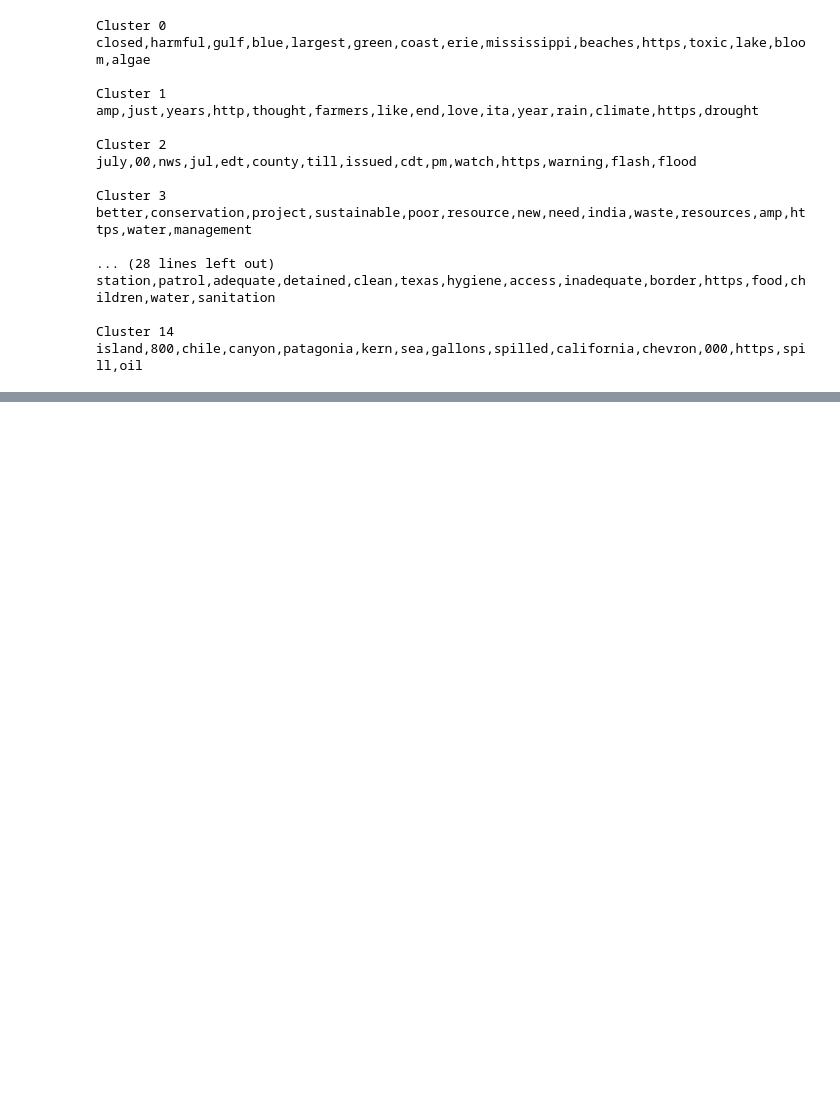
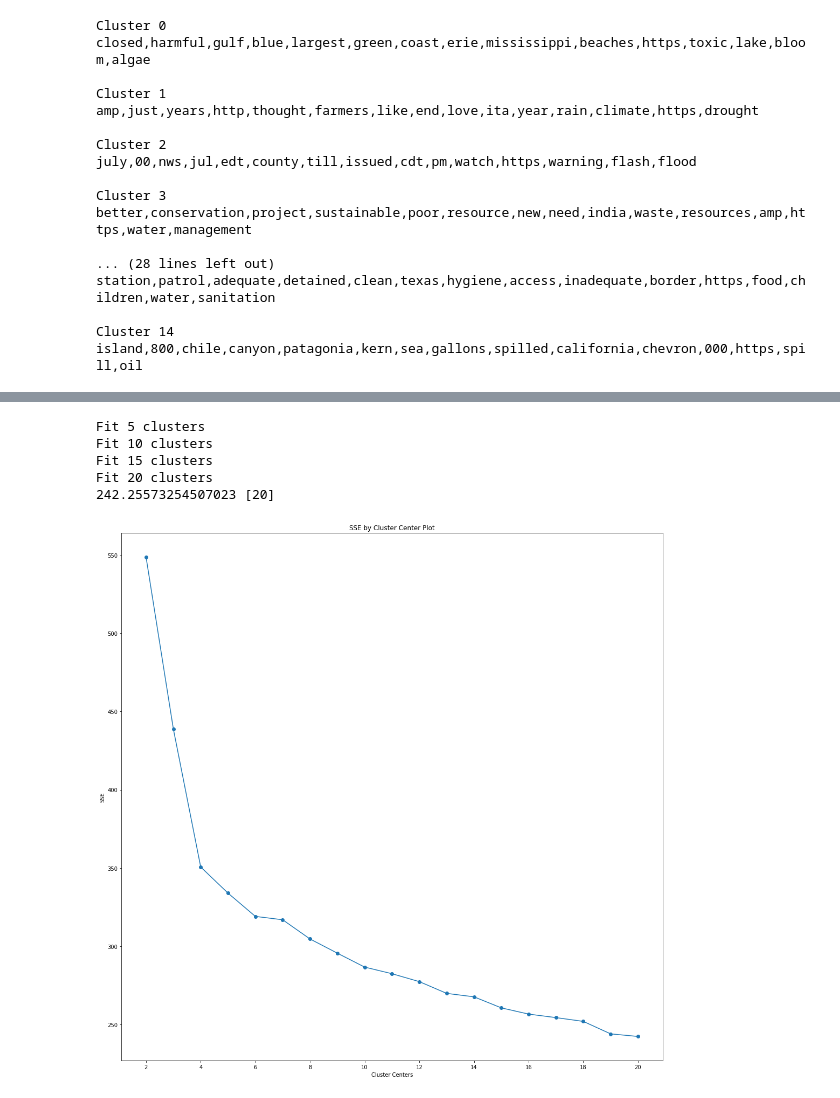
Before and after one commit to theultimate1/research, a Jupyter notebook: research/text-classification/cluster_analysis_of_tweets.ipynb, the cells around one changed output, grey strips where cells are left out. Cells and saved outputs as stored; diff of their text form; code cells hidden in the pictures; blank space fills up the shorter version.

```diff
--- a/research/text-classification/cluster_analysis_of_tweets.ipynb
+++ b/research/text-classification/cluster_analysis_of_tweets.ipynb
@@ -318,0 +438,10 @@ We will not consider this a wash until we are able to thread these calculations
+# %%
+cluster_4 = pd.DataFrame(data = dict_of_clusters[4])
+cluster_5 = pd.DataFrame(data = dict_of_clusters[5])
+cluster_6 = pd.DataFrame(data = dict_of_clusters[6])
+cluster_7 = pd.DataFrame(data = dict_of_clusters[7])
+cluster_8 = pd.DataFrame(data = dict_of_clusters[8])
+cluster_9 = pd.DataFrame(data = dict_of_clusters[9])
+cluster_10 = pd.DataFrame(data = dict_of_clusters[10])
+cluster_13 = pd.DataFrame(data = dict_of_clusters[13])
+cluster_13.head()
@@ -318,0 +455,42 @@ We will not consider this a wash until we are able to thread these calculations
+# %%
+cluster_4_tfidf = vectorizer.fit_transform(np.array(cluster_4.text))
+cluster_5_tfidf = vectorizer.fit_transform(np.array(cluster_5.text))
+cluster_6_tfidf = vectorizer.fit_transform(np.array(cluster_6.text))
+cluster_7_tfidf = vectorizer.fit_transform(np.array(cluster_7.text))
+cluster_8_tfidf = vectorizer.fit_transform(np.array(cluster_8.text))
+cluster_9_tfidf = vectorizer.fit_transform(np.array(cluster_9.text))
+cluster_10_tfidf = vectorizer.fit_transform(np.array(cluster_10.text))
+cluster_13_tfidf = vectorizer.fit_transform(np.array(cluster_13.text))
+# %%
+# Cluster analysis
+def find_optimal_clusters_kmeans(data, min_k, max_k, num):
+    iters = np.linspace(min_k, max_k, num = num).astype(int)
+
+    sse = []
+    for k in range(len(iters)):
+        sse.append(cluster.KMeans(n_clusters = iters[k], n_init = 25, random_state = 42, max_iter = 500).fit(data).inertia_)
+        if iters[k] % 5 == 0:
+            print('Fit {} clusters'.format(iters[k].astype(int)))
+
+    idx = np.where(sse == np.amin(sse))
+    print(np.amin(sse), iters[idx])
+
+    f, ax = plt.subplots(1, 1, figsize = (18, 18))
+    #for n, label in enumerate(ax.xaxis.get_ticklabels()):
+      #  if n % 10 != 0:
+     #       label.set_visible(False)
+    ax.plot(iters, sse, marker='o')
+    ax.set_xlabel('Cluster Centers')
+    ax.set_xticks(iters[np.where(iters % 2 == 0)])
+    ax.set_xticklabels(iters[np.where(iters % 2 == 0)])
+    ax.set_ylabel('SSE')
+    ax.set_title('SSE by Cluster Center Plot')
+
+find_optimal_clusters_kmeans(cluster_4_tfidf, 2, 20, 19)
+# %% [output]
+Fit 5 clusters
+Fit 10 clusters
+Fit 15 clusters
+Fit 20 clusters
+242.25573254507023 [20]
+[figure, added]
```
Also changed, not shown: parts of 46 cells of this notebook, 1 other file.
